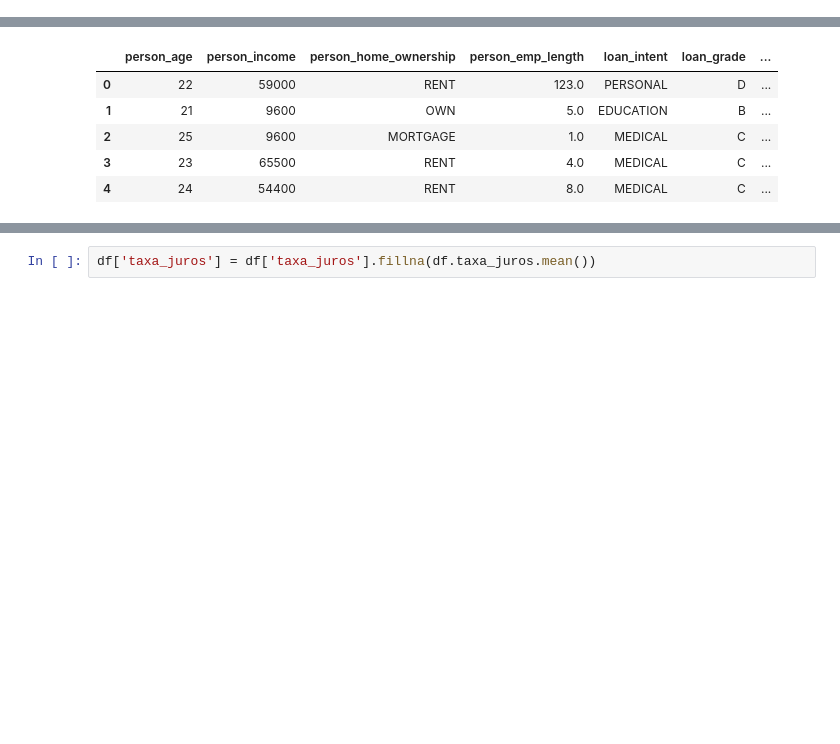
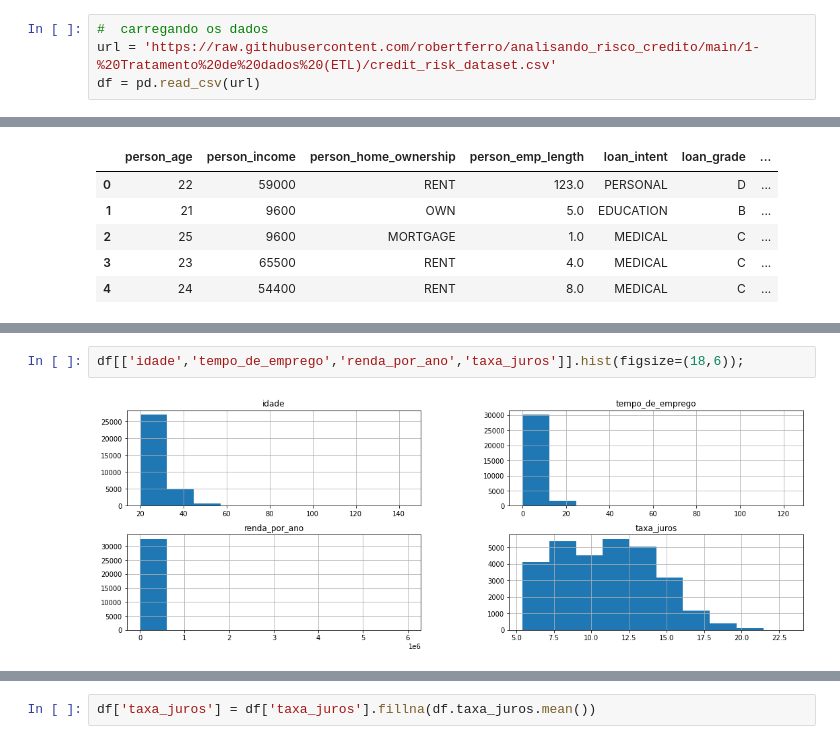
Before and after one commit to robertferro/analisando_risco_credito, a Jupyter notebook: 1- Tratamento de dados (ETL)/risco_de_credito_tratamento_de_dados.ipynb, the cells around one changed output, grey strips where cells are left out. Saved outputs shown, nothing was run; the diff lists cells and outputs as text; blank space fills up the shorter version.

```diff
--- a/1- Tratamento de dados (ETL)/risco_de_credito_tratamento_de_dados.ipynb
+++ b/1- Tratamento de dados (ETL)/risco_de_credito_tratamento_de_dados.ipynb
@@ -37,3 +43,7 @@ df = pd.read_csv('credit_risk_dataset.csv')
+# %%
+#  carregando os dados
+url = 'https://raw.githubusercontent.com/robertferro/analisando_risco_credito/main/1-%20Tratamento%20de%20dados%20(ETL)/credit_risk_dataset.csv'
+df = pd.read_csv(url)
 # %%
 df.head()
 # %% [output]
@@ -63,0 +142,4 @@ df.head()
+# %%
+df[['idade','tempo_de_emprego','renda_por_ano','taxa_juros']].hist(figsize=(18,6));
+# %% [output]
+[figure, added]
```
Also changed, not shown: parts of 52 cells of this notebook.
